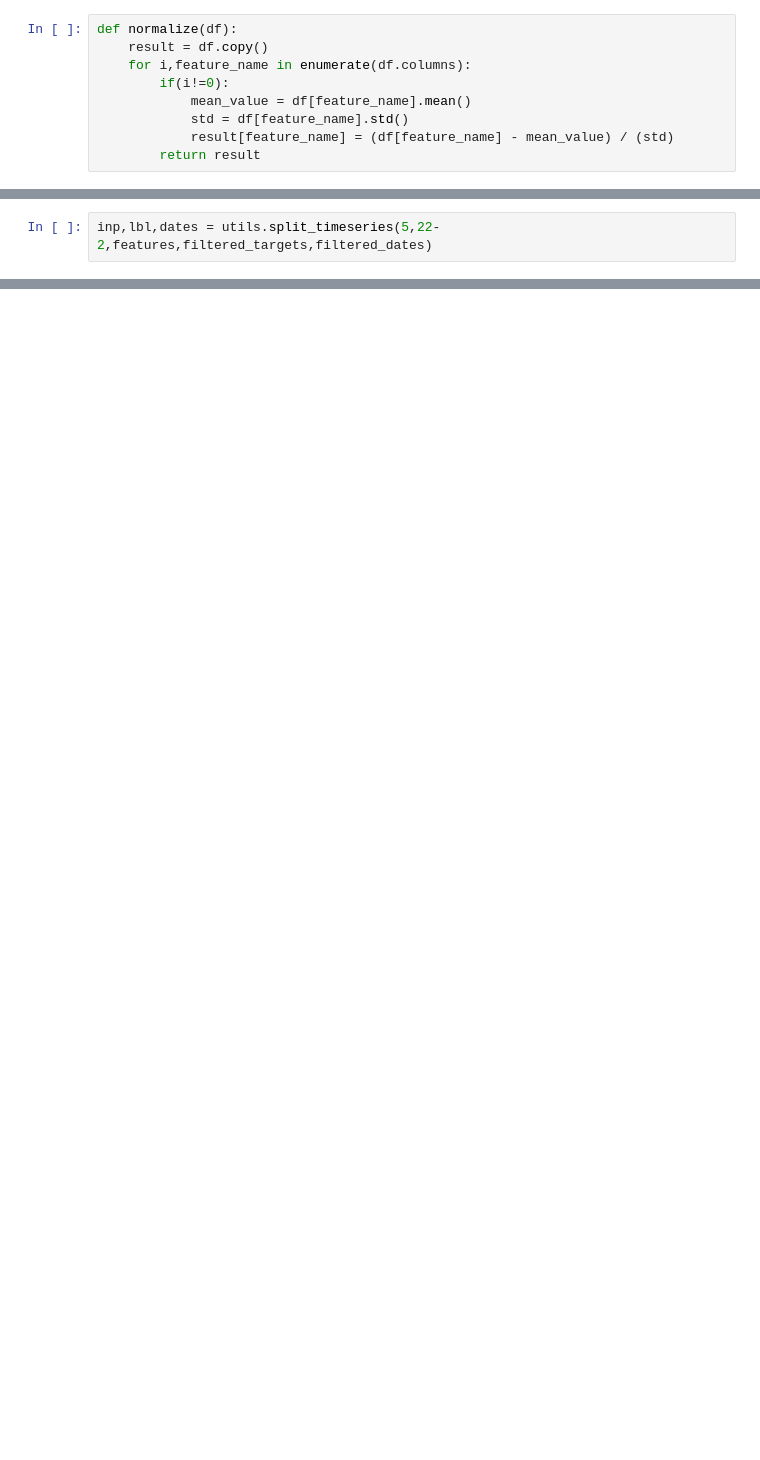
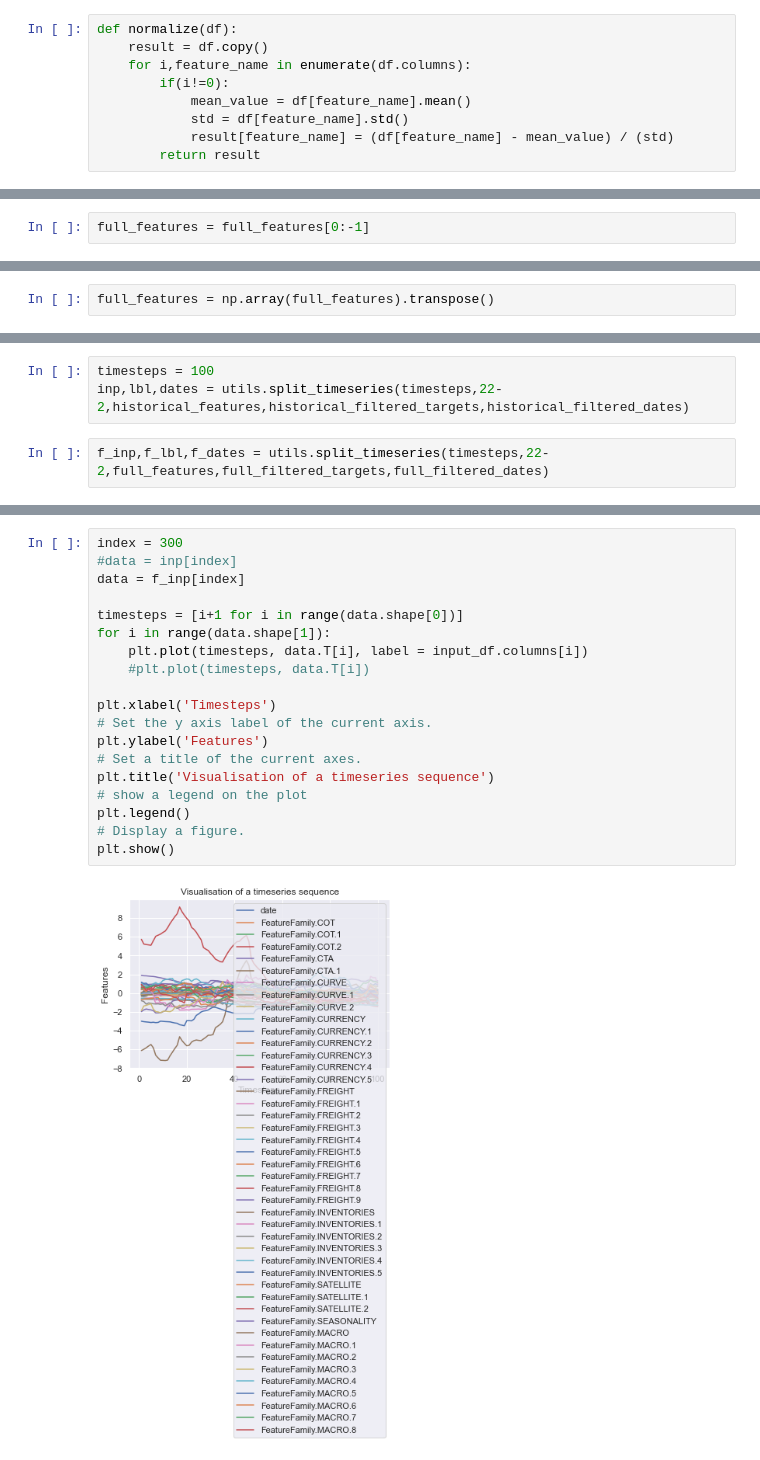
Before and after one commit to apof/Master-Thesis-----Deep-Kernel-Learning-and-Neural-Processes--combining-GPs-with-DL, a Jupyter notebook: Data Preprocessing_Visulaisations.ipynb, the cells around one changed output, grey strips where cells are left out. Cells and saved outputs as stored; diff of their text form; blank space fills up the shorter version.

```diff
--- a/Data Preprocessing_Visulaisations.ipynb
+++ b/Data Preprocessing_Visulaisations.ipynb
@@ -187 +195,3 @@ features = features[1:-1]
+# %%
+full_features = full_features[0:-1]
 # %%
@@ -189 +199,3 @@ features = np.array(features).transpose()
+# %%
+full_features = np.array(full_features).transpose()
 # %%
@@ -206,5 +221,8 @@ print()
 # %%
-inp,lbl,dates = utils.split_timeseries(5,22-2,features,filtered_targets,filtered_dates)
+timesteps = 100
+inp,lbl,dates = utils.split_timeseries(timesteps,22-2,historical_features,historical_filtered_targets,historical_filtered_dates)
+# %%
+f_inp,f_lbl,f_dates = utils.split_timeseries(timesteps,22-2,full_features,full_filtered_targets,full_filtered_dates)
 # %%
 print(inp.shape)
 print(lbl.shape)
@@ -223,0 +255,21 @@ joblib.dump(dates, '../Vectors/h_copper_dates')'''
+# %%
+index = 300
+#data = inp[index]
+data = f_inp[index]
+
+timesteps = [i+1 for i in range(data.shape[0])]
+for i in range(data.shape[1]):
+    plt.plot(timesteps, data.T[i], label = input_df.columns[i])
+    #plt.plot(timesteps, data.T[i])
+
+plt.xlabel('Timesteps')
+# Set the y axis label of the current axis.
+plt.ylabel('Features')
+# Set a title of the current axes.
+plt.title('Visualisation of a timeseries sequence')
+# show a legend on the plot
+plt.legend()
+# Display a figure.
+plt.show()
+# %% [output]
+[figure, added]
```
Also changed, not shown: parts of 34 cells of this notebook.
